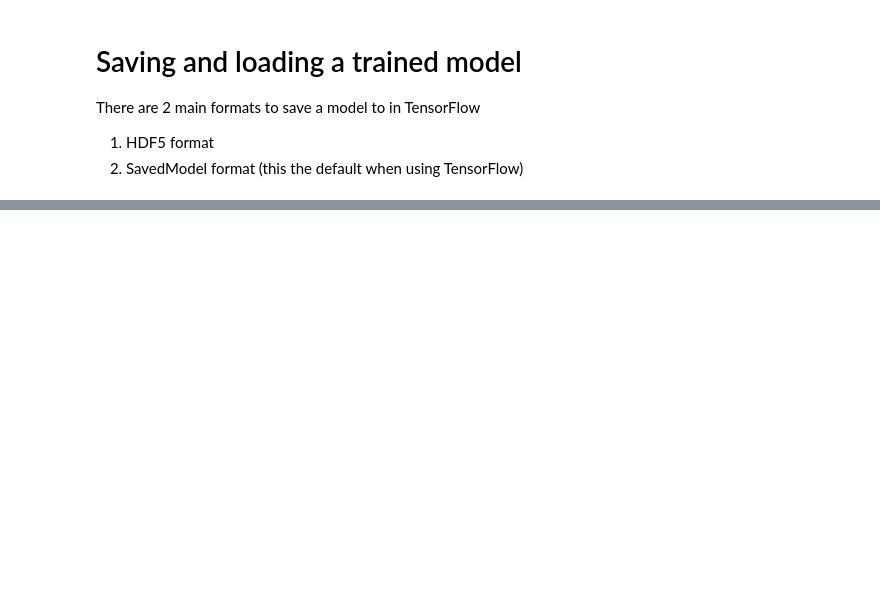
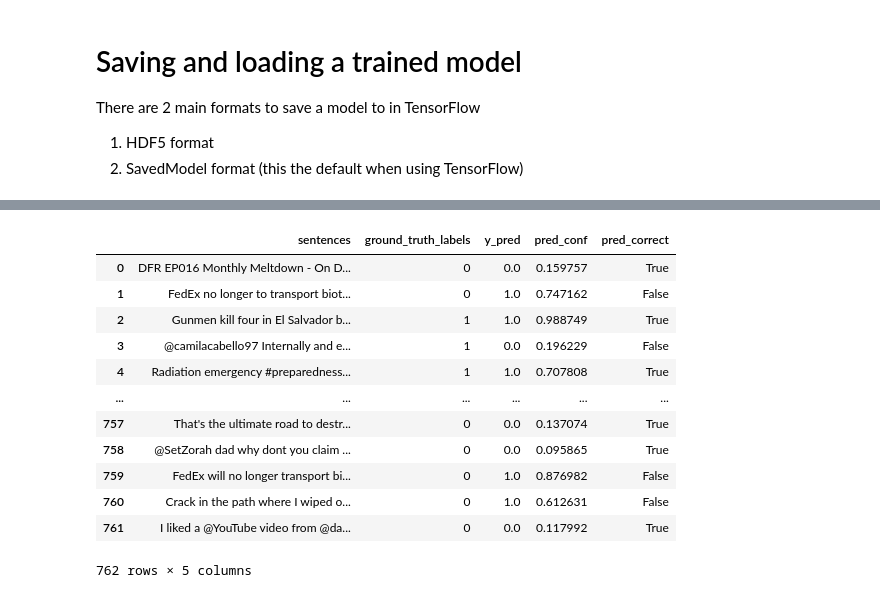
Before and after one commit to MelihKlc/Deep-Learning, a Jupyter notebook: Introduction_to_NLP.ipynb, the cells around one changed output, grey strips where cells are left out. Drawn from its saved outputs; the diff is of its cells as text; code cells hidden in the pictures; blank space fills up the shorter version.

```diff
--- a/Introduction_to_NLP.ipynb
+++ b/Introduction_to_NLP.ipynb
@@ -1660,0 +1693,4 @@ loaded_model_6 = tf.keras.models.load_model("model_6.h5" ,
+# %%
+# Import previously trained model from Google Storage
+
+model_6_pretrained = tf.keras.models.load_model("08_model_6_USE_feature_extractor")
@@ -1660,0 +1699,5 @@ loaded_model_6 = tf.keras.models.load_model("model_6.h5" ,
+# %%
+# Make predictions with last loaded model
+
+model_6_pretrained_preds = model_6_pretrained.predict(val_sentences)
+model_6_pretrained_preds
@@ -1660,0 +1723,3 @@ loaded_model_6 = tf.keras.models.load_model("model_6.h5" ,
+# %%
+model_6_pretrained_pred = tf.squeeze(tf.round(model_6_pretrained_preds))
+model_6_pretrained_pred
@@ -1660,0 +1744,15 @@ loaded_model_6 = tf.keras.models.load_model("model_6.h5" ,
+# %%
+# Create DataFrame with val sentences and best performing model predictions
+import pandas as pd
+
+pred_df = pd.DataFrame(
+    {
+      "sentences" : val_sentences ,
+      "ground_truth_labels" : val_labels ,
+      "y_pred" : model_6_pretrained_pred ,
+      "pred_conf" : tf.squeeze(model_6_pretrained_preds)
+
+
+    }
+)
+pred_df
@@ -1660,0 +1773,17 @@ loaded_model_6 = tf.keras.models.load_model("model_6.h5" ,
+# %%
+pred_df["pred_correct"] = pred_df["ground_truth_labels"] == pred_df["y_pred"]  # DataFrame imize yeni bir column ekledik pred_correct adında. ground_truth_label ile y_pred aynıysa bu yeni column True döndürecek aynı değilse False döndürecek. Yani predictionlarımız doğru mu yanlış mı onu kontrol ediyoruz.
+pred_df
+# %% [output]
+|  | sentences | ground_truth_labels | y_pred | pred_conf | pred_correct |
+| 0 | DFR EP016 Monthly Meltdown - On D... | 0 | 0.0 | 0.159757 | True |
+| 1 | FedEx no longer to transport biot... | 0 | 1.0 | 0.747162 | False |
+| 2 | Gunmen kill four in El Salvador b... | 1 | 1.0 | 0.988749 | True |
+| 3 | @camilacabello97 Internally and e... | 1 | 0.0 | 0.196229 | False |
+| 4 | Radiation emergency #preparedness... | 1 | 1.0 | 0.707808 | True |
+| ... | ... | ... | ... | ... | ... |
+| 757 | That's the ultimate road to destr... | 0 | 0.0 | 0.137074 | True |
+| 758 | @SetZorah dad why dont you claim ... | 0 | 0.0 | 0.095865 | True |
+| 759 | FedEx will no longer transport bi... | 0 | 1.0 | 0.876982 | False |
+| 760 | Crack in the path where I wiped o... | 0 | 1.0 | 0.612631 | False |
+| 761 | I liked a @YouTube video from @da... | 0 | 0.0 | 0.117992 | True |
+762 rows × 5 columns
```
Also changed, not shown: parts of 68 cells of this notebook.
